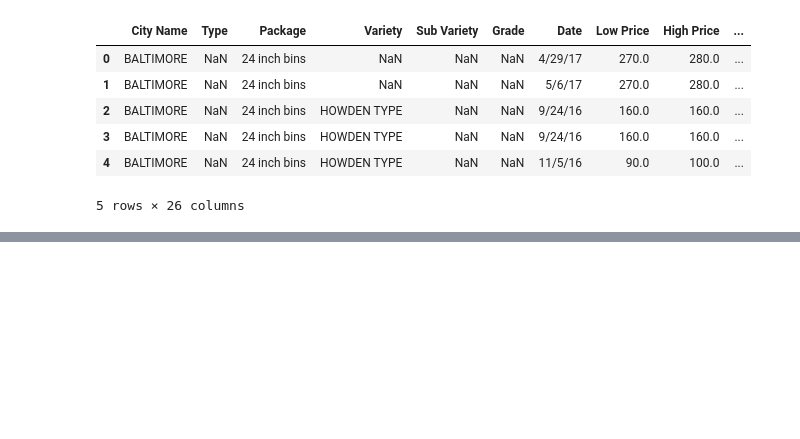
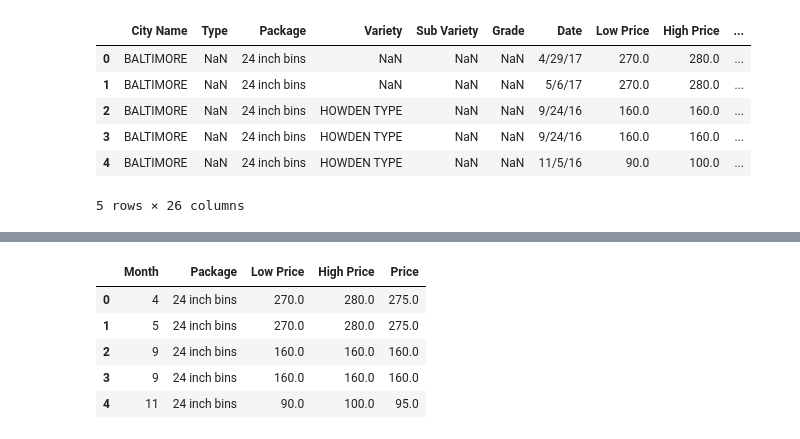
Before and after one commit to binbinao/ML-For-Beginners, a Jupyter notebook: 2-Regression/2-Data/notebook.ipynb, the cells around one changed output, grey strips where cells are left out. Cells and saved outputs as stored; diff of their text form; code cells hidden in the pictures; blank space fills up the shorter version.

```diff
--- a/2-Regression/2-Data/notebook.ipynb
+++ b/2-Regression/2-Data/notebook.ipynb
@@ -33,6 +63,15 @@ pumpkins = pumpkins[pumpkins['Package'].str.contains('bushel', case=True, regex=
 new_pumpkins.loc[new_pumpkins['Package'].str.contains('1 1/9'), 'Price'] = price/(1 + 1/9)
 
 new_pumpkins.loc[new_pumpkins['Package'].str.contains('1/2'), 'Price'] = price/(1/2)
+# %%
+new_pumpkins.head()
+# %% [output]
+|  | Month | Package | Low Price | High Price | Price |
+| 0 | 4 | 24 inch bins | 270.0 | 280.0 | 275.0 |
+| 1 | 5 | 24 inch bins | 270.0 | 280.0 | 275.0 |
+| 2 | 9 | 24 inch bins | 160.0 | 160.0 | 160.0 |
+| 3 | 9 | 24 inch bins | 160.0 | 160.0 | 160.0 |
+| 4 | 11 | 24 inch bins | 90.0 | 100.0 | 95.0 |
 # %%
 import matplotlib.pyplot as plt
 # %%
```
Also changed, not shown: parts of 5 cells of this notebook, 1 other file.
